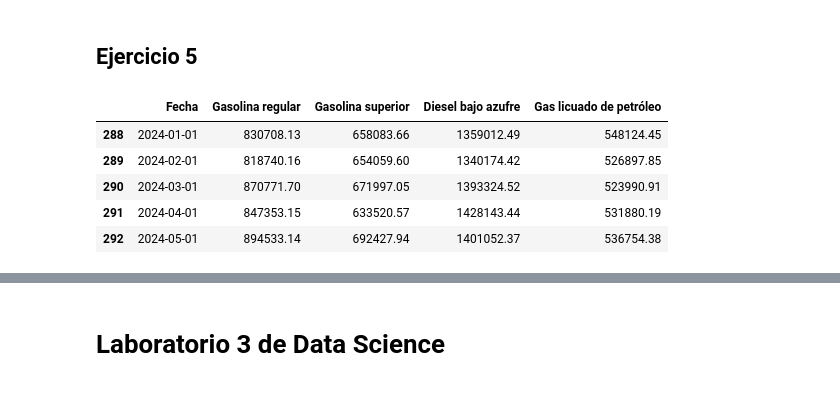
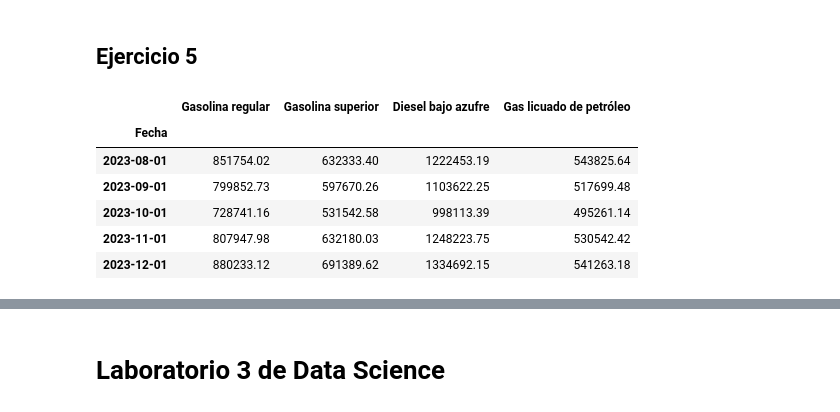
Before and after one commit to AragonD19/Lab3DataScience, a Jupyter notebook: Lab2.ipynb, the cells around one changed output, grey strips where cells are left out. Cells and saved outputs as stored; diff of their text form; code cells hidden in the pictures.

```diff
--- a/Lab2.ipynb
+++ b/Lab2.ipynb
@@ -1156,16 +1254,17 @@ for nombre, serie in series_dict.items():
 ## Ejercicio 5
 # %%
 ## Elegir elementos del 2024 a momento para graficar
-# consumo_24 = consumo_df.tail(5)
+consumo_24 = consumo_df.tail(5)
 
 consumo_24
 # %% [output]
-|  | Fecha | Gasolina regular | Gasolina superior | Diesel bajo azufre | Gas licuado de petróleo |
-| 288 | 2024-01-01 | 830708.13 | 658083.66 | 1359012.49 | 548124.45 |
-| 289 | 2024-02-01 | 818740.16 | 654059.60 | 1340174.42 | 526897.85 |
-| 290 | 2024-03-01 | 870771.70 | 671997.05 | 1393324.52 | 523990.91 |
-| 291 | 2024-04-01 | 847353.15 | 633520.57 | 1428143.44 | 531880.19 |
-| 292 | 2024-05-01 | 894533.14 | 692427.94 | 1401052.37 | 536754.38 |
+|  | Gasolina regular | Gasolina superior | Diesel bajo azufre | Gas licuado de petróleo |
+| Fecha |  |  |  |  |
+| 2023-08-01 | 851754.02 | 632333.40 | 1222453.19 | 543825.64 |
+| 2023-09-01 | 799852.73 | 597670.26 | 1103622.25 | 517699.48 |
+| 2023-10-01 | 728741.16 | 531542.58 | 998113.39 | 495261.14 |
+| 2023-11-01 | 807947.98 | 632180.03 | 1248223.75 | 530542.42 |
+| 2023-12-01 | 880233.12 | 691389.62 | 1334692.15 | 541263.18 |
 # %%
 import pandas as pd
 import numpy as np
```
Also changed, not shown: parts of 14 cells of this notebook.
